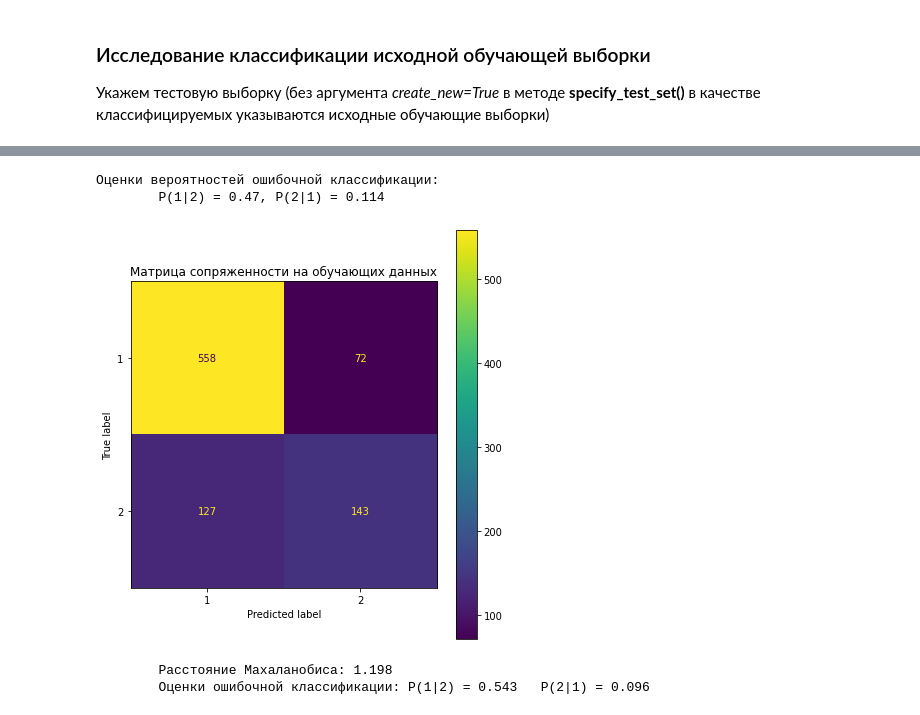
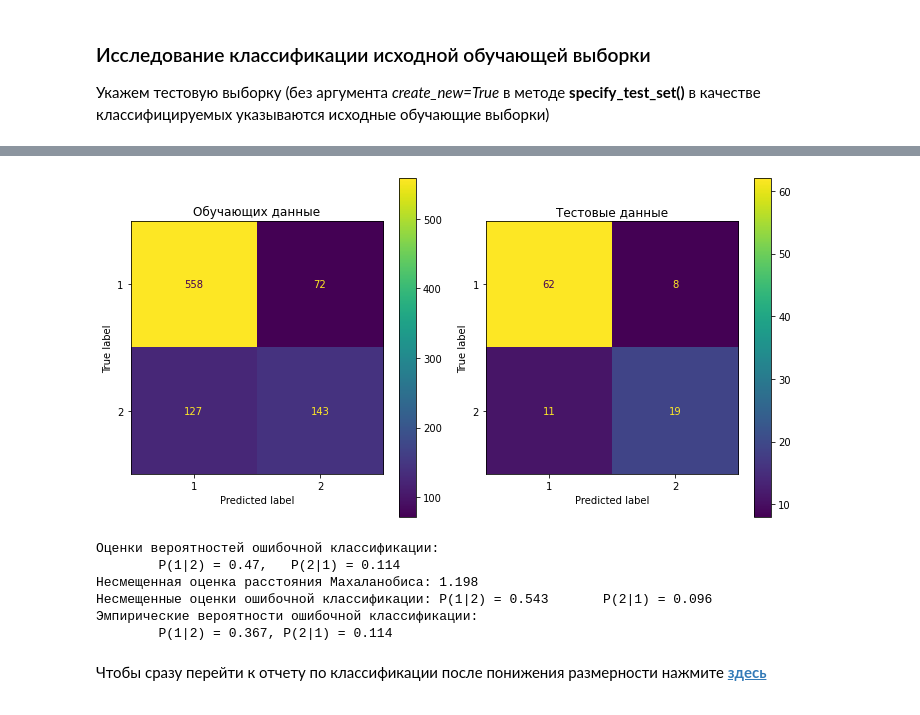
Before and after one commit to Dannikk/Multidimensional-Statistical-Analysys, a Jupyter notebook: Lab_2/lab_2_main.ipynb, the cells around one changed output, grey strips where cells are left out. Cells and saved outputs as stored; diff of their text form; code cells hidden in the pictures.

```diff
--- a/Lab_2/lab_2_main.ipynb
+++ b/Lab_2/lab_2_main.ipynb
@@ -401,24 +453,32 @@ print(f"Эмпирические вероятности ошибочной кл
 # %%
 predict = repo_research.predict(predict_test_set=False)
 
 cm = confusion_matrix(repo_research.train_trueY, predict)
 
-fig, ax = plt.subplots(1, 1, figsize=(6, 6))
-ConfusionMatrixDisplay(cm, display_labels=["1", "2"]).plot(ax=ax)
-ax.set_title("Матрица сопряженности на обучающих данных")
+fig, ax = plt.subplots(1, 2, figsize=(10, 5))
+ConfusionMatrixDisplay(cm, display_labels=["1", "2"]).plot(ax=ax[0])
+ax[0].set_title("Обучающих данные")
+ConfusionMatrixDisplay(cm_test, display_labels=["1", "2"]).plot(ax=ax[1])
+ax[1].set_title("Тестовые данные")
 fig.tight_layout()
+plt.show()
 
 _, m21, m12, _ = cm.ravel()
-print(f"Оценки вероятностей ошибочной классификации: \n\tP(1|2) = {round(m12 / repo_research.train_n2, 3)}, P(2|1) = {round(m21 / repo_research.train_n1, 3)}")
+print(f"Оценки вероятностей ошибочной классификации: \n\tP(1|2) = {round(m12 / repo_research.train_n2, 3)},\t P(2|1) = {round(m21 / repo_research.train_n1, 3)}")
+
+makh = repo_research.makhalanobis(unbiased=True)
+errors = repo_research.calc_errors(makh)
+print(f"Несмещенная оценка расстояния Махаланобиса: {round(makh, 3)}")
+print(f"Несмещенные оценки ошибочной классификации: P(1|2) = {round(errors['p12'], 3)} \t P(2|1) = {round(errors['p21'], 3)}")
+
+print(f"Эмпирические вероятности ошибочной классификации: \n\tP(1|2) = {p12_test}, P(2|1) = {p21_test}")
 # %% [output]
+[figure, new version]
 Оценки вероятностей ошибочной классификации:
-        P(1|2) = 0.47, P(2|1) = 0.114
+        P(1|2) = 0.47,   P(2|1) = 0.114
+Несмещенная оценка расстояния Махаланобиса: 1.198
+Несмещенные оценки ошибочной классификации: P(1|2) = 0.543       P(2|1) = 0.096
+Эмпирические вероятности ошибочной классификации:
+        P(1|2) = 0.367, P(2|1) = 0.114
-[figure, old version]
-# %%
-makh = repo_research.makhalanobis(unbiased=True)
-errors = repo_research.calc_errors(makh)
-print(f"\tРасстояние Махаланобиса: {round(makh, 3)}")
-print(f"\tОценки ошибочной классификации: P(1|2) = {round(errors['p12'], 3)} \t P(2|1) = {round(errors['p21'], 3)}")
-# %% [output]
-        Расстояние Махаланобиса: 1.198
-        Оценки ошибочной классификации: P(1|2) = 0.543   P(2|1) = 0.096
+# %% [markdown]
+Чтобы сразу перейти к отчету по классификации после понижения размерности нажмите [**здесь**](#report_w_pca)
```
Also changed, not shown: parts of 36 cells of this notebook, 4 other files.
